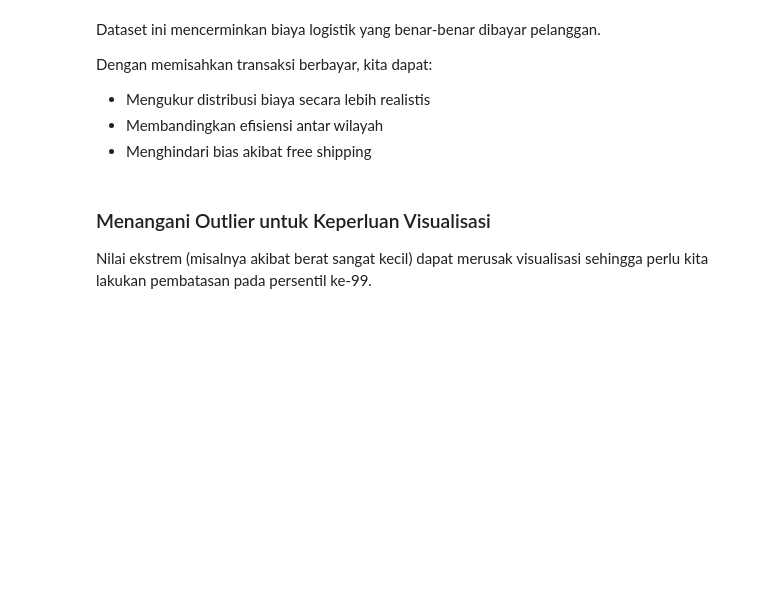
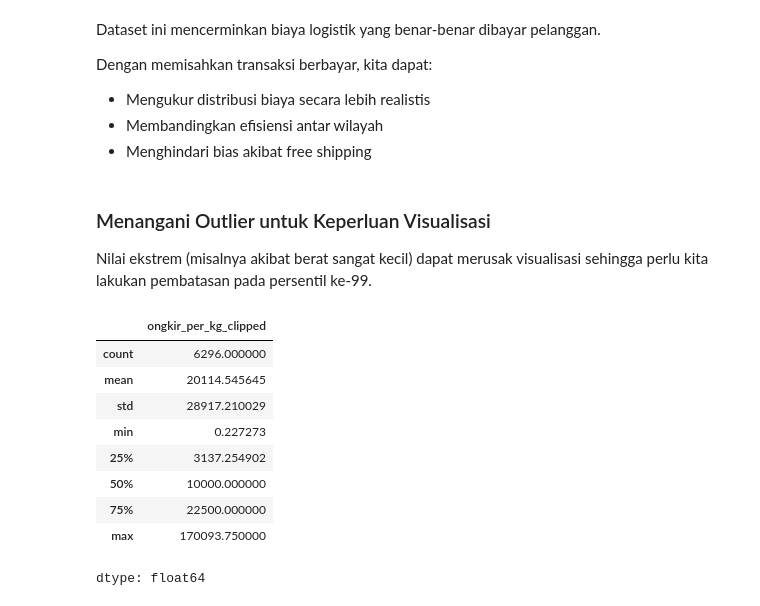
Before and after one commit to AlvitoDwiP/operasional_ecommers_indo, a Jupyter notebook: notebooks/01_analysis.ipynb, the cells around one changed output. Drawn from its saved outputs; the diff is of its cells as text; code cells hidden in the pictures; blank space fills up the shorter version.

```diff
--- a/notebooks/01_analysis.ipynb
+++ b/notebooks/01_analysis.ipynb
@@ -411,3 +415,24 @@ Dengan memisahkan transaksi berbayar, kita dapat:
 # %% [markdown]
 ### Menangani Outlier untuk Keperluan Visualisasi
 Nilai ekstrem (misalnya akibat berat sangat kecil) dapat merusak visualisasi sehingga perlu kita lakukan pembatasan pada persentil ke-99.
+# %%
+upper_cap = df_paid["ongkir_per_kg"].quantile(0.99)
+
+df_paid["ongkir_per_kg_clipped"] = np.where(
+    df_paid["ongkir_per_kg"] > upper_cap,
+    upper_cap,
+    df_paid["ongkir_per_kg"]
+)
+
+df_paid["ongkir_per_kg_clipped"].describe()
+# %% [output]
+|  | ongkir_per_kg_clipped |
+| count | 6296.000000 |
+| mean | 20114.545645 |
+| std | 28917.210029 |
+| min | 0.227273 |
+| 25% | 3137.254902 |
+| 50% | 10000.000000 |
+| 75% | 22500.000000 |
+| max | 170093.750000 |
+dtype: float64
```
Also changed, not shown: parts of 3 cells of this notebook.
